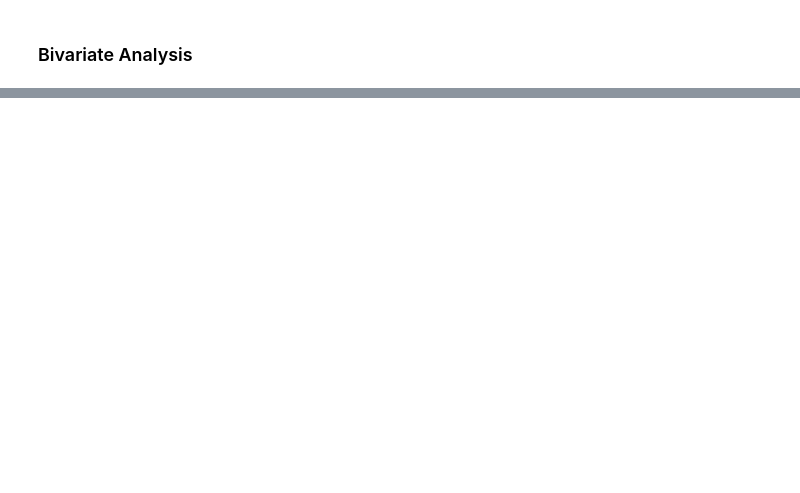
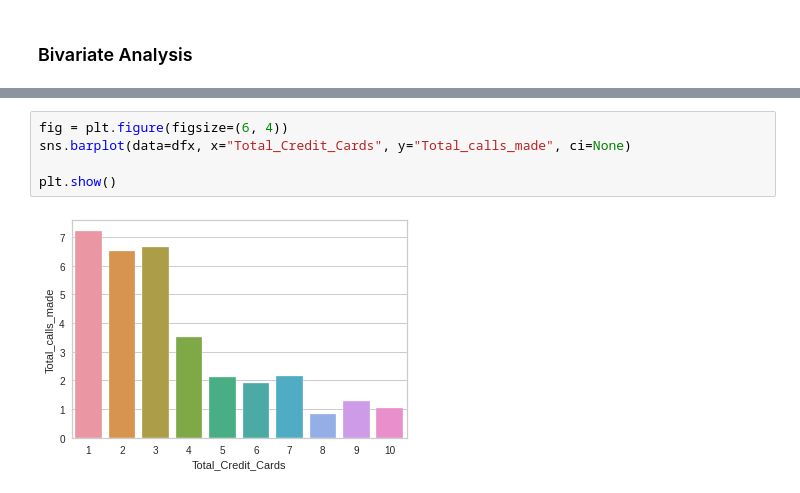
Before and after one commit to milind69/milind69, a Jupyter notebook: all_bank_customer_segmentation.ipynb, the cells around one changed output, grey strips where cells are left out. Drawn from its saved outputs; the diff is of its cells as text; blank space fills up the shorter version.

```diff
--- a/all_bank_customer_segmentation.ipynb
+++ b/all_bank_customer_segmentation.ipynb
@@ -484,0 +512,7 @@ sns.heatmap(dfx.corr(), vmin=-1, vmax=1, annot=True, cmap=cm.Accent_r)
+# %%
+fig = plt.figure(figsize=(6, 4))
+sns.barplot(data=dfx, x="Total_Credit_Cards", y="Total_calls_made", ci=None)
+
+plt.show()
+# %% [output]
+[figure, added]
```
Also changed, not shown: parts of 6 cells of this notebook.
